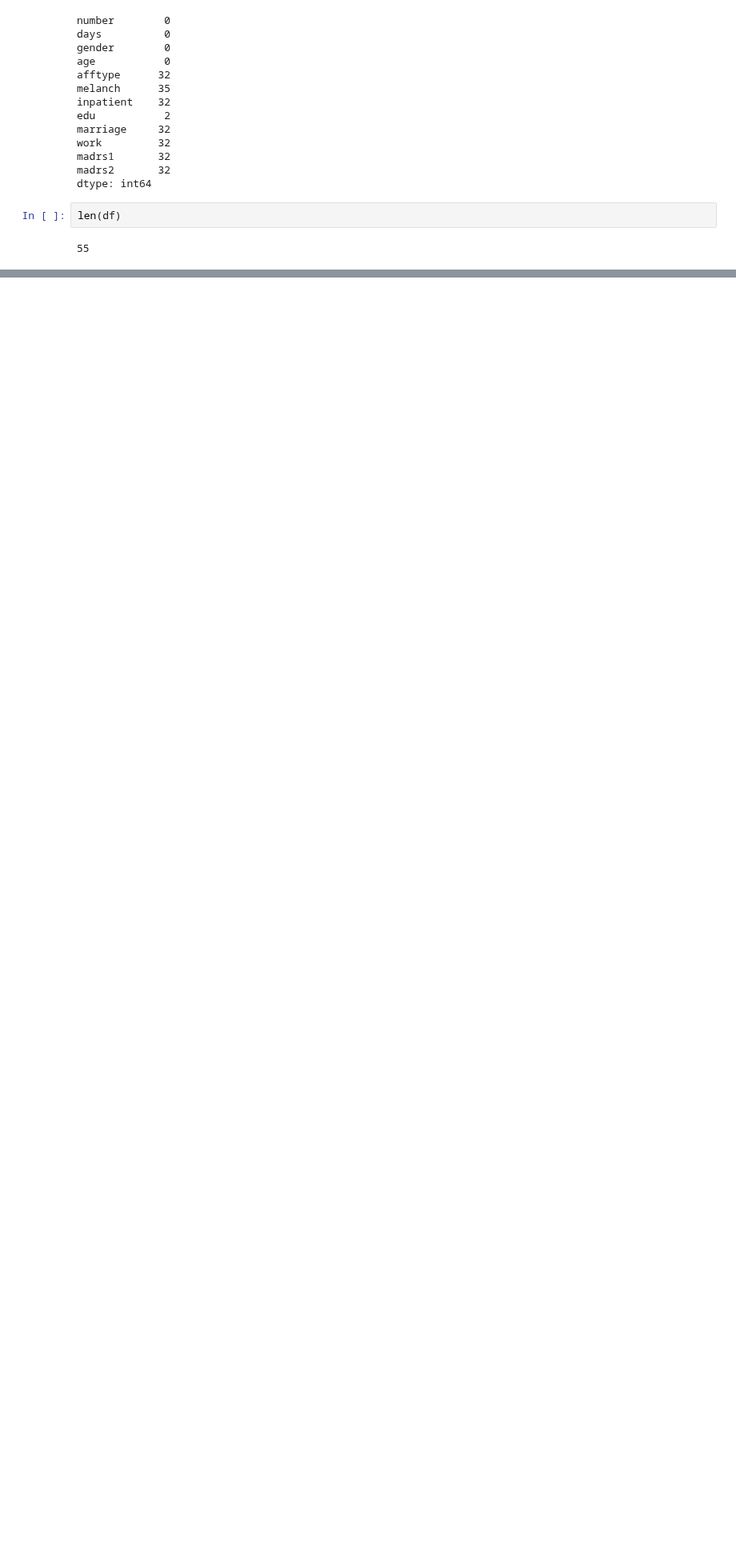
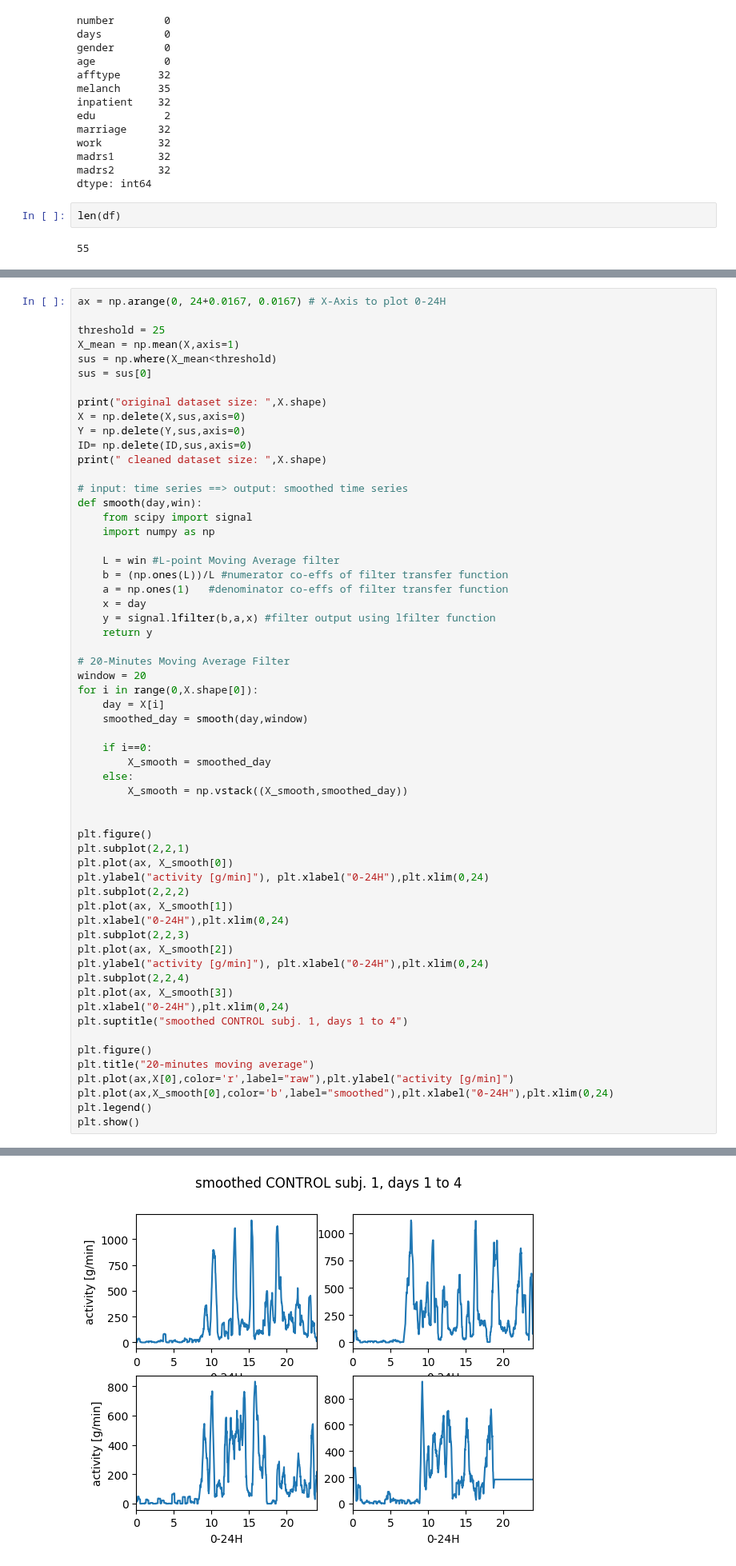
Before and after one commit to herman72/DH_course, a Jupyter notebook: EDA.ipynb, the cells around one changed output, grey strips where cells are left out. Shown at 80% size. Cells and saved outputs as stored; diff of their text form; blank space fills up the shorter version.

Commit message:
create diagram

```diff
--- a/EDA.ipynb
+++ b/EDA.ipynb
@@ -83,0 +140,60 @@ len(df)
+# %%
+ax = np.arange(0, 24+0.0167, 0.0167) # X-Axis to plot 0-24H
+
+threshold = 25
+X_mean = np.mean(X,axis=1)
+sus = np.where(X_mean<threshold)
+sus = sus[0]
+
+print("original dataset size: ",X.shape)
+X = np.delete(X,sus,axis=0)
+Y = np.delete(Y,sus,axis=0)
+ID= np.delete(ID,sus,axis=0)
+print(" cleaned dataset size: ",X.shape)
+
+# input: time series ==> output: smoothed time series
+def smooth(day,win):
+    from scipy import signal
+    import numpy as np
+
+    L = win #L-point Moving Average filter
+    b = (np.ones(L))/L #numerator co-effs of filter transfer function
+    a = np.ones(1)   #denominator co-effs of filter transfer function
+    x = day
+    y = signal.lfilter(b,a,x) #filter output using lfilter function
+    return y
+
+# 20-Minutes Moving Average Filter
+window = 20
+for i in range(0,X.shape[0]):
+    day = X[i]
+    smoothed_day = smooth(day,window)
+
+    if i==0:
+        X_smooth = smoothed_day
+    else:
+        X_smooth = np.vstack((X_smooth,smoothed_day))
+
+
+plt.figure()
+plt.subplot(2,2,1)
+plt.plot(ax, X_smooth[0])
+plt.ylabel("activity [g/min]"), plt.xlabel("0-24H"),plt.xlim(0,24)
+plt.subplot(2,2,2)
+plt.plot(ax, X_smooth[1])
+plt.xlabel("0-24H"),plt.xlim(0,24)
+plt.subplot(2,2,3)
+plt.plot(ax, X_smooth[2])
+plt.ylabel("activity [g/min]"), plt.xlabel("0-24H"),plt.xlim(0,24)
+plt.subplot(2,2,4)
+plt.plot(ax, X_smooth[3])
+plt.xlabel("0-24H"),plt.xlim(0,24)
+plt.suptitle("smoothed CONTROL subj. 1, days 1 to 4")
+
+plt.figure()
+plt.title("20-minutes moving average")
+plt.plot(ax,X[0],color='r',label="raw"),plt.ylabel("activity [g/min]")
+plt.plot(ax,X_smooth[0],color='b',label="smoothed"),plt.xlabel("0-24H"),plt.xlim(0,24)
+plt.legend()
+plt.show()
+# %% [output]
@@ -83,0 +202 @@ len(df)
+[figure, added]
```
Also changed, not shown: parts of 7 cells of this notebook, 1 other file.
